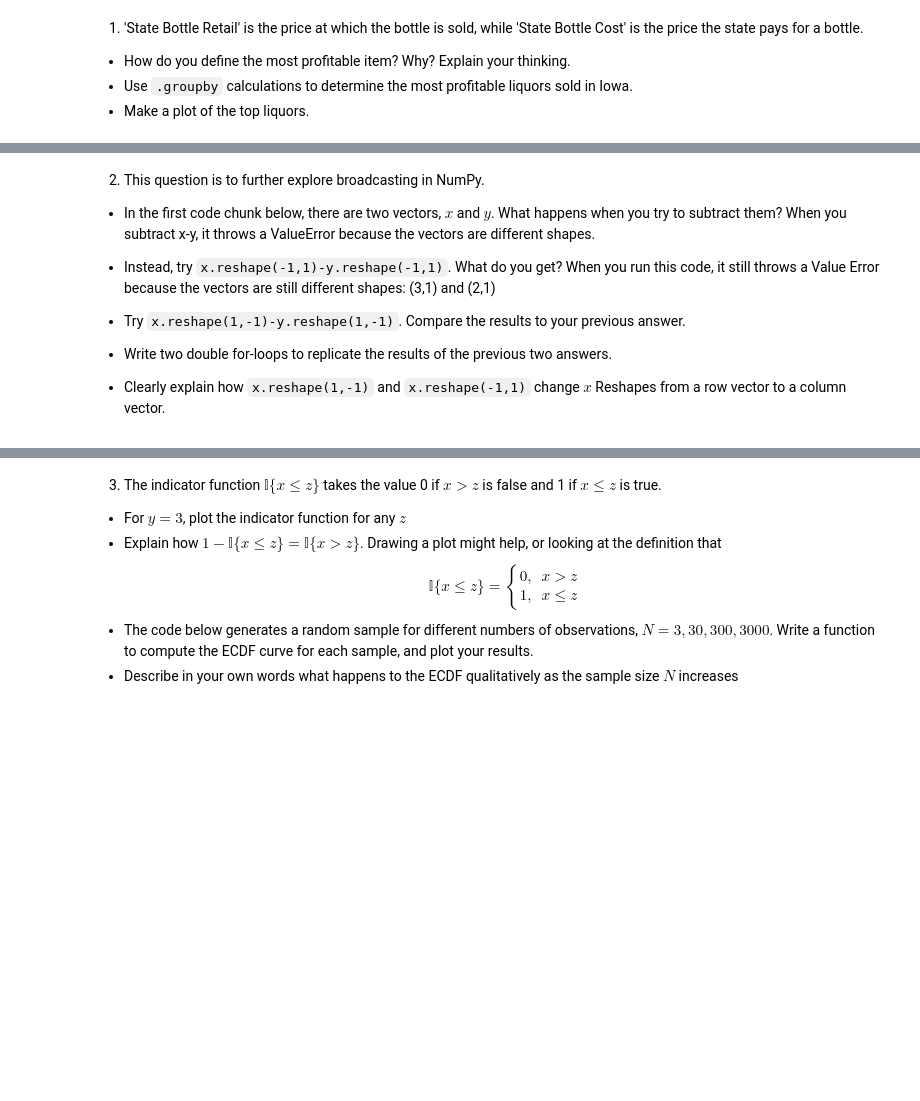
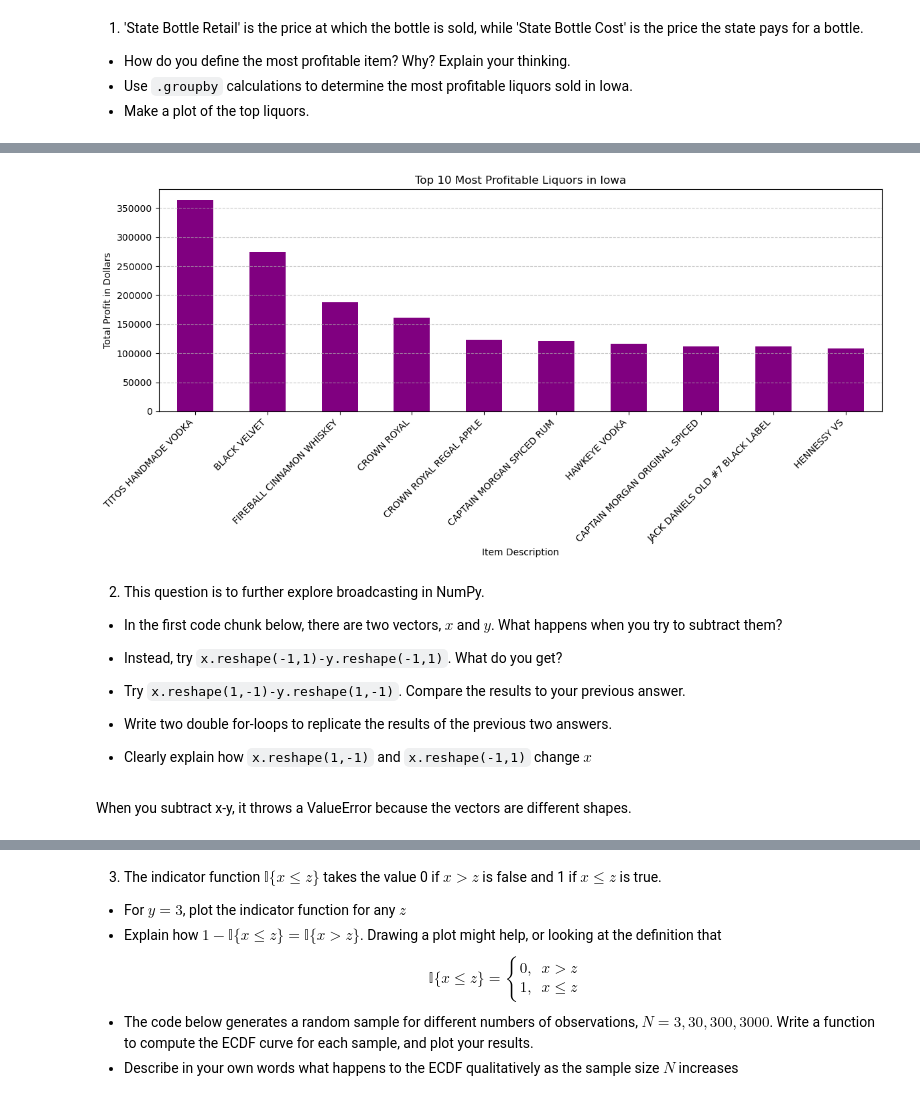
Before and after one commit to bellaelu/DS5030UnderstandingUncertainty, a Jupyter notebook: assignment_2-1.ipynb, the cells around one changed output, grey strips where cells are left out. Drawn from its saved outputs; the diff is of its cells as text; code cells hidden in the pictures; blank space fills up the shorter version.

```diff
--- a/assignment_2-1.ipynb
+++ b/assignment_2-1.ipynb
@@ -11,0 +12,14 @@ The most profitable item would be
+# %%
+import pandas as pd
+import matplotlib.pyplot as plt
+
+iowa = pd.read_csv('/Users/bellalu/DS 5030/DS5030UnderstandingUncertainty/data/iowa.csv')
+
+iowa["Profit_Per_Bottle"] = iowa["State Bottle Retail"] - iowa["State Bottle Cost"]
+iowa["Total Profit"] = iowa["Profit_Per_Bottle"] * iowa["Bottles Sold"]
+
+profit_by_item = (
+    iowa.groupby("Item Description")["Total Profit"].sum().sort_values(ascending = False).head(10)
+)
+
+profit_by_item
@@ -12,17 +39,27 @@ The most profitable item would be
+# %%
+# Plotting the top 10 most profitable liquors
+plt.figure(figsize=(12, 6))
+profit_by_item.plot(kind="bar", color="purple")
+plt.title("Top 10 Most Profitable Liquors in Iowa")
+plt.xlabel("Item Description")
+plt.ylabel("Total Profit in Dollars")
+plt.xticks(rotation=45, ha="right")
+plt.tight_layout()
+plt.grid(axis='y', linestyle='--', alpha=0.7)
+plt.show()
+# %% [output]
+[figure, added]
 # %% [markdown]
 2. This question is to further explore broadcasting in NumPy.
 
 - In the first code chunk below, there are two vectors, $x$ and $y$. What happens when you try to subtract them?
-When you subtract x-y, it throws a ValueError because the vectors are different shapes.
 
 - Instead, try `x.reshape(-1,1)-y.reshape(-1,1)`. What do you get?
-When you run this code, it still throws a Value Error because the vectors are still different shapes: (3,1) and (2,1)
 
 - Try `x.reshape(1,-1)-y.reshape(1,-1)`. Compare the results to your previous answer.
 - Write two double for-loops to replicate the results of the previous two answers.
 
 - Clearly explain how `x.reshape(1,-1)` and `x.reshape(-1,1)` change $x$
-Reshapes from a row vector to a column vector.
 # %%
 import numpy as np
 
@@ -30,0 +70,2 @@ y = np.array([2,5])
+# %% [markdown]
+When you subtract x-y, it throws a ValueError because the vectors are different shapes.
```
Also changed, not shown: parts of 9 cells of this notebook.
